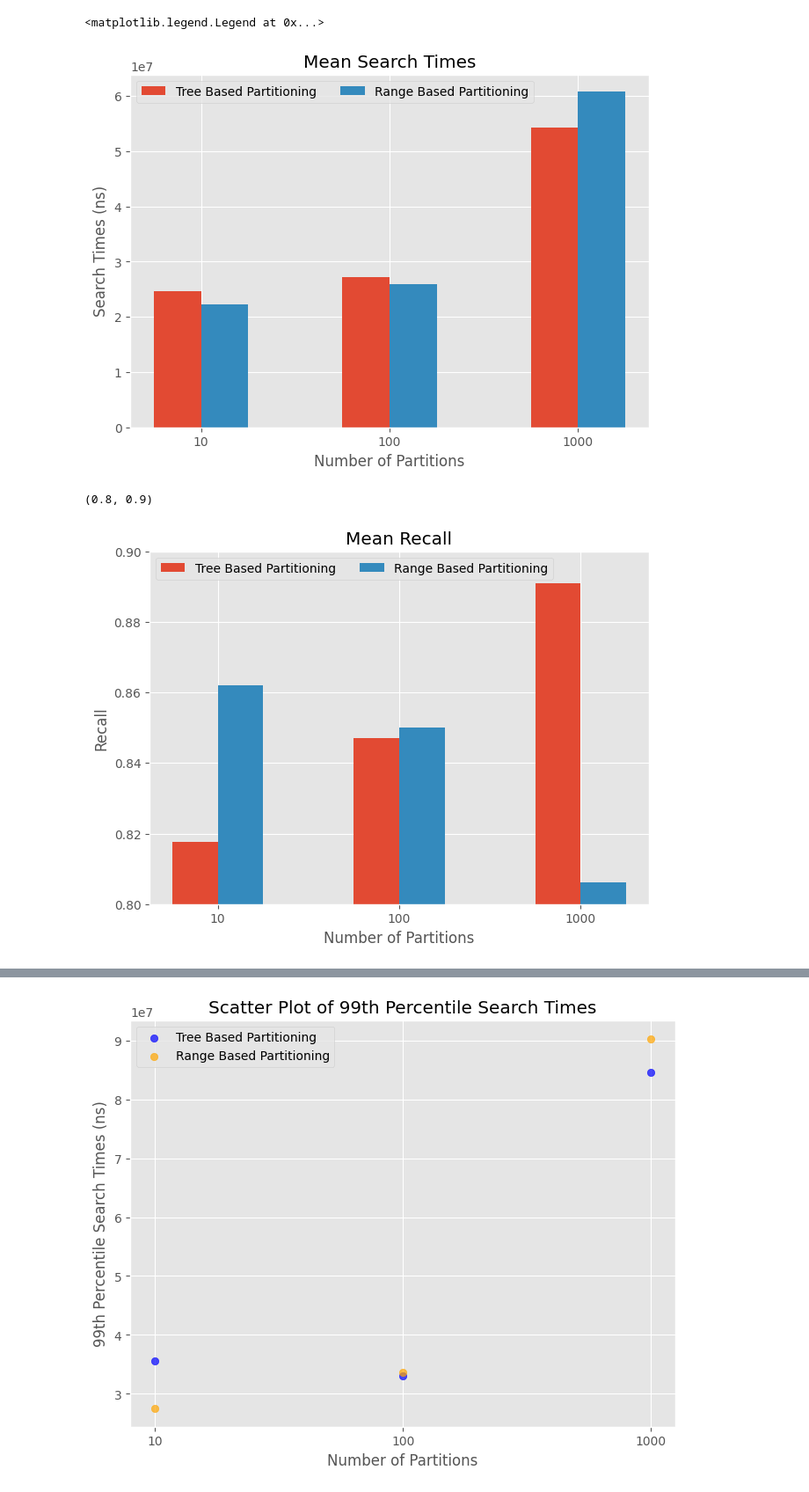
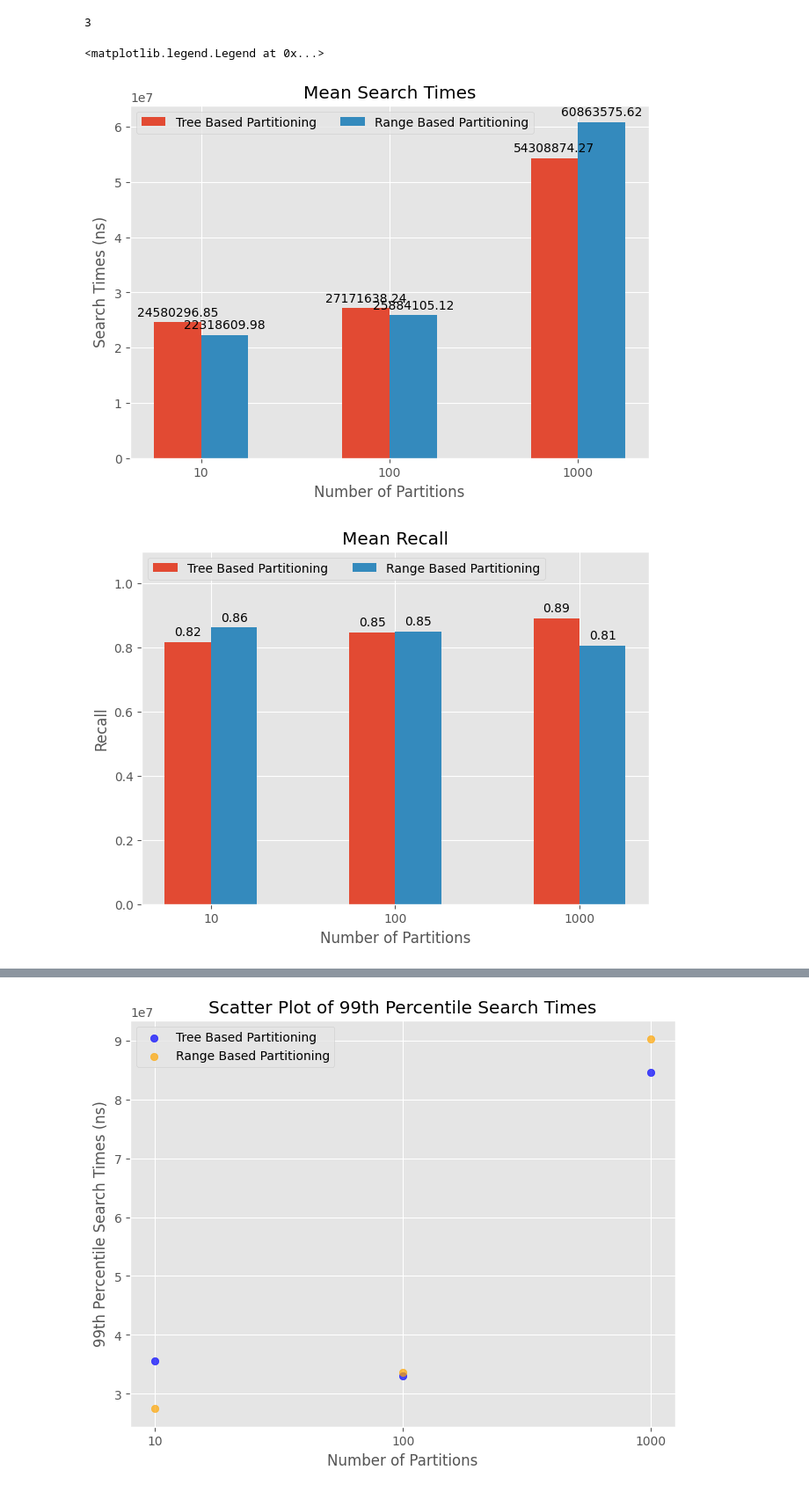
Before and after one commit to Nolan1324/CSE-584-W25-ANN-Project, a Jupyter notebook: src/analysis.ipynb, the cells around one changed output, grey strips where cells are left out. Shown at 88% size. Saved outputs shown, nothing was run; the diff lists cells and outputs as text; code cells hidden in the pictures.

```diff
--- a/src/analysis.ipynb
+++ b/src/analysis.ipynb
@@ -54,20 +52,33 @@ range_experiments = [get_experiment(0, schema_id=i, workflow_id=0, path=EXPERIME
+# %%
+# tree_experiments_1 = [get_experiment(0, schema_id=i, workflow_id=0, path=EXPERIMENT_PATH / "second_partition_trial") for i in range(4)]
+# range_experiments_1 = [get_experiment(0, schema_id=3+i, workflow_id=0, path=EXPERIMENT_PATH / "second_partition_trial") for i in range(4)]
+# tree_experiments_2 = [get_experiment(1, schema_id=i, workflow_id=0, path=EXPERIMENT_PATH / "second_partition_trial") for i in range(4)]
+# range_experiments_2 = [get_experiment(1, schema_id=3+i, workflow_id=0, path=EXPERIMENT_PATH / "second_partition_trial") for i in range(4)]
+
+tree_experiments_1 = [get_experiment(0, schema_id=i, workflow_id=0, path=EXPERIMENT_PATH / "tree_baseline") for i in range(3)]
+range_experiments_1 = [get_experiment(0, schema_id=i, workflow_id=0, path=EXPERIMENT_PATH / "range_baseline") for i in range(3)]
+tree_experiments_2 = [get_experiment(0, schema_id=i, workflow_id=0, path=EXPERIMENT_PATH / "tree_baseline") for i in range(3)]
+range_experiments_2 = [get_experiment(0, schema_id=i, workflow_id=0, path=EXPERIMENT_PATH / "range_baseline") for i in range(3)]
+
+n = 3
+labels = ["10", "100", "1000"]
 # %%
-labels = ["10", "100", "1000"]
 percentiles = {
-    "Tree Based Partitioning": [np.mean(exp["search_times"]) for exp in tree_experiments],
-    "Range Based Partitioning": [np.mean(exp["search_times"]) for exp in range_experiments]
+    "Tree Based Partitioning": [np.mean(exp1["search_times"])/2 + np.mean(exp2["search_times"])/2 for exp1, exp2 in zip(tree_experiments_1, tree_experiments_2)],
+    "Range Based Partitioning": [np.mean(exp1["search_times"])/2 + np.mean(exp2["search_times"])/2 for exp1, exp2 in zip(range_experiments_1, range_experiments_2)],
 }
 
-x = np.arange(3)  # the label locations
+x = np.arange(n)  # the label locations
 width = 0.25  # the width of the bars
 multiplier = 0
 
 fig, ax = plt.subplots(layout='constrained')
 
+print(len(list(percentiles.values())[0]))
 for attribute, measurement in percentiles.items():
     offset = width * multiplier
     rects = ax.bar(x + offset, measurement, width, label=attribute)
-    # ax.bar_label(rects, padding=3)
+    ax.bar_label(rects, padding=3, fmt="%e2")
     multiplier += 1
 
 # Add some text for labels, title and custom x-axis tick labels, etc.
@@ -77,37 +88,38 @@ ax.set_title('Mean Search Times')
 ax.set_xticks(x + width / 2, labels)
 ax.legend(loc='upper left', ncols=3)
 # %% [output]
-<matplotlib.legend.Legend at 0x...>
+3
+<matplotlib.legend.Legend at 0x...>
-[figure, old version]
+[figure, new version]
 # %%
-labels = ["10", "100", "1000"]
 percentiles = {
-    "Tree Based Partitioning": [np.mean(exp["recall"]) for exp in tree_experiments],
-    "Range Based Partitioning": [np.mean(exp["recall"]) for exp in range_experiments]
+    "Tree Based Partitioning": [np.mean(exp1["recall"])/2 + np.mean(exp2["recall"])/2 for exp1, exp2 in zip(tree_experiments_1, tree_experiments_2)],
+    "Range Based Partitioning": [np.mean(exp1["recall"])/2 + np.mean(exp2["recall"])/2 for exp1, exp2 in zip(range_experiments_1, range_experiments_2)],
 }
 
-x = np.arange(3)  # the label locations
+x = np.arange(n)  # the label locations
 width = 0.25  # the width of the bars
 multiplier = 0
 
 fig, ax = plt.subplots(layout='constrained')
 
 for attribute, measurement in percentiles.items():
     offset = width * multiplier
     rects = ax.bar(x + offset, measurement, width, label=attribute)
-    # ax.bar_label(rects, padding=3)
+    ax.bar_label(rects, padding=3, fmt="%.2f")
     multiplier += 1
 
 # Add some text for labels, title and custom x-axis tick labels, etc.
 ax.set_ylabel('Recall')
 ax.set_xlabel('Number of Partitions')
 ax.set_title('Mean Recall')
 ax.set_xticks(x + width / 2, labels)
 ax.legend(loc='upper left', ncols=3)
-plt.ylim(0.8, 0.9)
+plt.ylim(0, 1.1)
+
+plt.savefig("recall.pdf", format="pdf", bbox_inches="tight")
 # %% [output]
-(0.8, 0.9)
-[figure, old version]
+[figure, new version]
 # %%
 labels = ["10", "100", "1000"]
 percentiles = {
```
Also changed, not shown: parts of 3 cells of this notebook, 13 other files.
